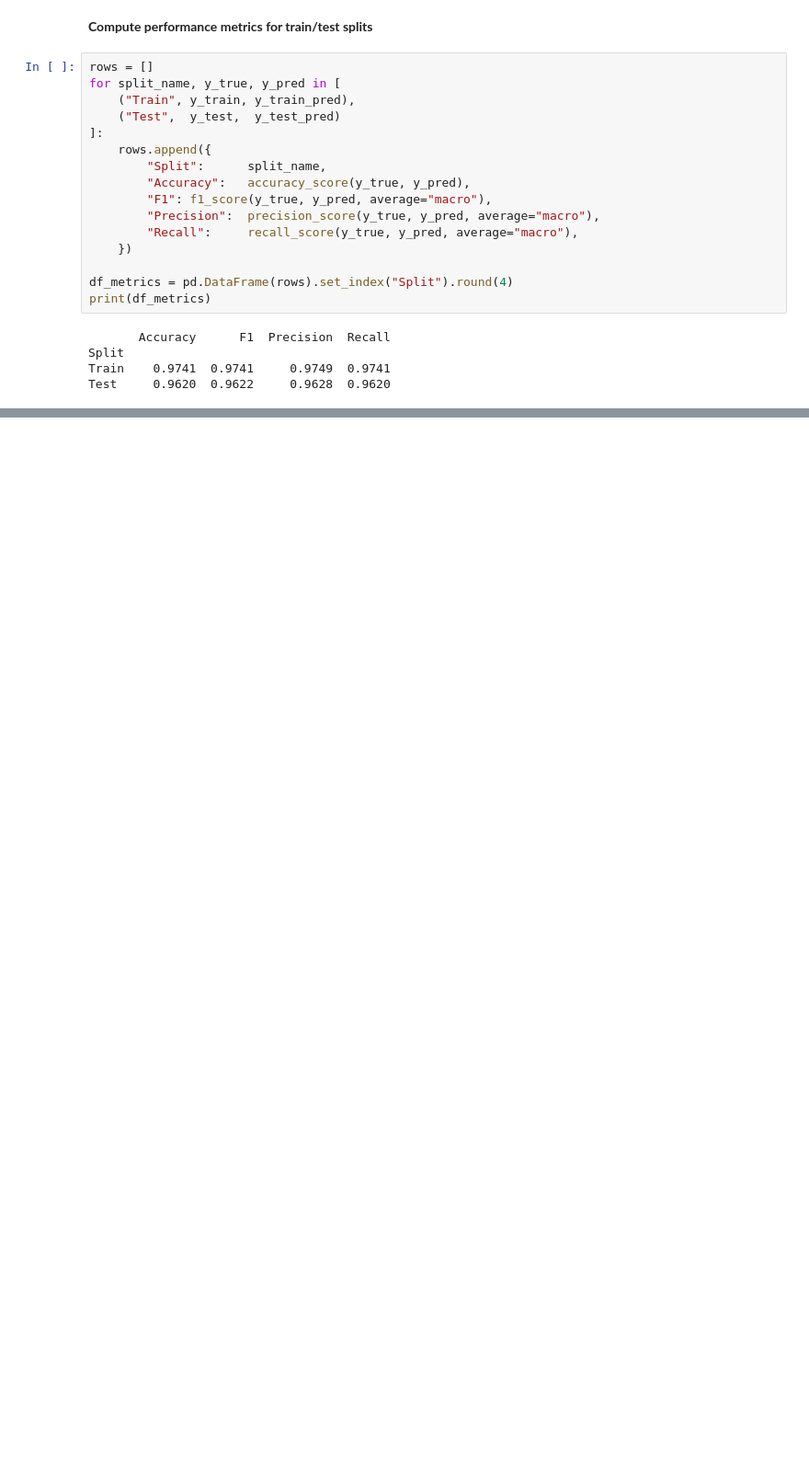
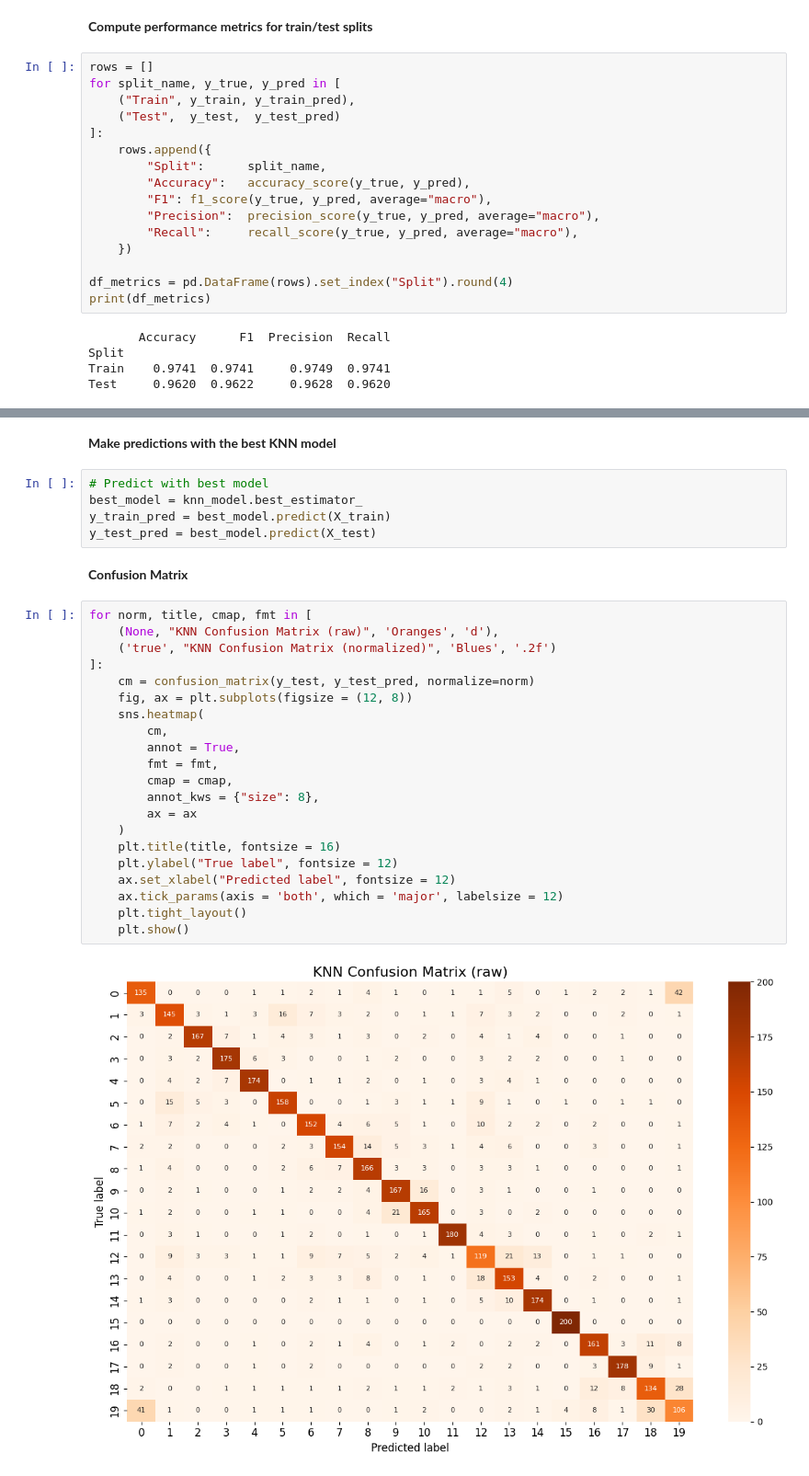
Before and after one commit to NLP-Verse/News-Group-Classification, a Jupyter notebook: notebooks/main.ipynb, the cells around one changed output, grey strips where cells are left out. Shown at 92% size. Drawn from its saved outputs; the diff is of its cells as text; blank space fills up the shorter version.

```diff
--- a/notebooks/main.ipynb
+++ b/notebooks/main.ipynb
@@ -834,0 +935,32 @@ Test     0.9620  0.9622     0.9628  0.9620
+# %% [markdown]
+**Make predictions with the best KNN model**
+# %%
+# Predict with best model
+best_model = knn_model.best_estimator_
+y_train_pred = best_model.predict(X_train)
+y_test_pred = best_model.predict(X_test)
+# %% [markdown]
+**Confusion Matrix**
+# %%
+for norm, title, cmap, fmt in [
+    (None, "KNN Confusion Matrix (raw)", 'Oranges', 'd'),
+    ('true', "KNN Confusion Matrix (normalized)", 'Blues', '.2f')
+]:
+    cm = confusion_matrix(y_test, y_test_pred, normalize=norm)
+    fig, ax = plt.subplots(figsize = (12, 8))
+    sns.heatmap(
+        cm,
+        annot = True,
+        fmt = fmt,
+        cmap = cmap,
+        annot_kws = {"size": 8},
+        ax = ax
+    )
+    plt.title(title, fontsize = 16)
+    plt.ylabel("True label", fontsize = 12)
+    ax.set_xlabel("Predicted label", fontsize = 12)
+    ax.tick_params(axis = 'both', which = 'major', labelsize = 12)
+    plt.tight_layout()
+    plt.show()
+# %% [output]
+[figure, added]
```
Also changed, not shown: parts of 17 cells of this notebook.
